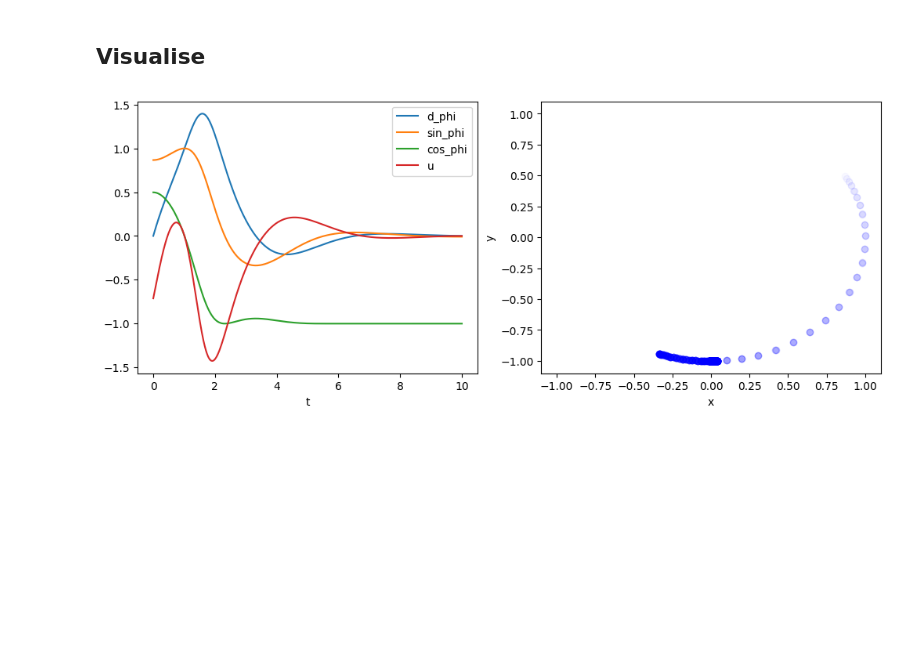
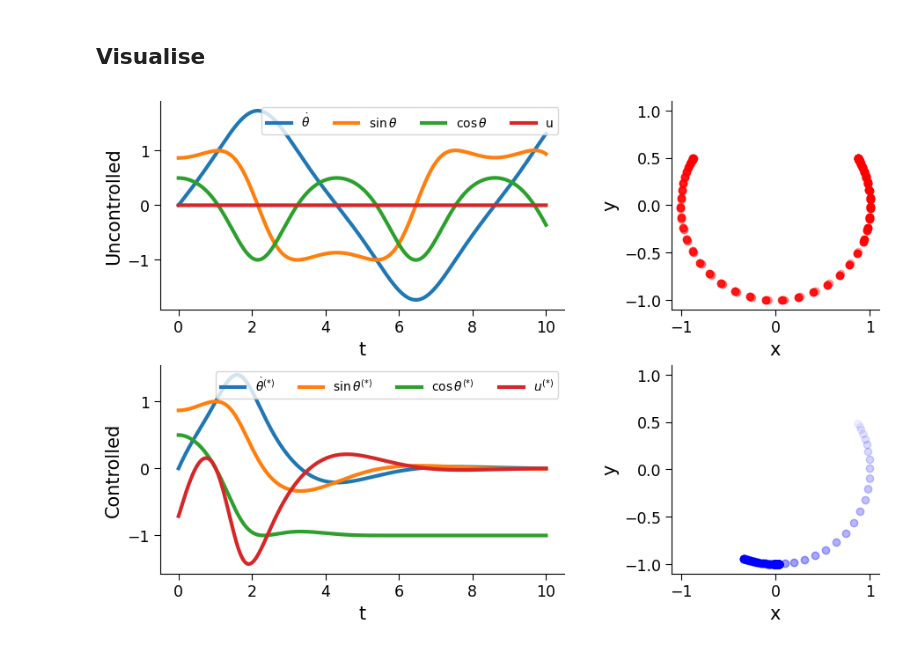
Before and after one commit to bbhaduri/diffilqrax-m1arm, a Jupyter notebook: doc/source/examples/simple_pendulum.ipynb, the cells around one changed output. Saved outputs shown, nothing was run; the diff lists cells and outputs as text; code cells hidden in the pictures; blank space fills up the shorter version.

```diff
--- a/doc/source/examples/simple_pendulum.ipynb
+++ b/doc/source/examples/simple_pendulum.ipynb
@@ -155,18 +155,18 @@ params = iLQRParams(x0=init_state, theta=pparams)
 u_init = jnp.zeros((dims.horizon, 1), dtype=jnp.float64)
 
 # Roll out non-linear pendulum dynamics
-opt_xs, opt_us = rollout(pendulum_step, u_init, init_state, pparams)
+init_xs, init_us = rollout(pendulum_step, u_init, init_state, pparams)
 # %%
 norm = mcolors.Normalize(vmin=tt.min(), vmax=tt.max())
 alphas = norm(tt)
 
 fig, ax = plt.subplots(1,2, figsize=(10,4), layout="constrained")
-_ = ax[0].plot(tt, opt_xs,label=['d_phi', 'sin_phi', 'cos_phi'])
-_ = ax[0].plot(tt[:-1], opt_us, label='u')
+_ = ax[0].plot(tt, init_xs,label=[r'$\dot{\theta}$', r'$\sin\theta$', r'$\cos\theta$'])
+_ = ax[0].plot(tt[:-1], init_us, label='u')
 _ = ax[0].set(xlabel='t')
 _ = ax[0].legend()
 
 for i in range(0,len(tt),100):
-    _ = ax[1].scatter(opt_xs[i:i+2,1], opt_xs[i:i+2,2], color='blue', alpha=alphas[i])
+    _ = ax[1].scatter(init_xs[i:i+2,1], init_xs[i:i+2,2], color='red', alpha=alphas[i])
 _ = ax[1].set(xlabel='x', ylabel='y', xlim=[-pparams.l-0.1, pparams.l+0.1], ylim=[-pparams.l-0.1, pparams.l+0.1])
 # %% [output]
@@ -208,7 +208,7 @@ ls_kwargs = {
 ## Solve
 # %%
 # test ilqr solver
-(Xs_stars, Us_stars, Lambs_stars), converged_cost, cost_log = ilqr_solver(
+(opt_xs, opt_us, opt_lambdas), converged_cost, cost_log = ilqr_solver(
     pendulum_problem,
     params,
     u_init,
@@ -225,14 +225,23 @@ old_cost: 8358.033858030298
 # %% [markdown]
 ## Visualise
 # %%
-fig, ax = plt.subplots(1,2, figsize=(10,4), layout="constrained")
-_ = ax[0].plot(tt, Xs_stars,label=['d_phi', 'sin_phi', 'cos_phi'])
-_ = ax[0].plot(tt[:-1], Us_stars, label='u')
-_ = ax[0].set(xlabel='t')
-_ = ax[0].legend()
+fig, ax = plt.subplots(2,2, figsize=(10,6), layout="constrained")
+_ = ax[0,0].plot(tt, init_xs,label=[r'$\dot{\theta}$', r'$\sin\theta$', r'$\cos\theta$'], lw=3)
+_ = ax[0,0].plot(tt[:-1], init_us, label='u', lw=3)
+_ = ax[0,0].set(xlabel='t', ylabel="Uncontrolled")
+_ = ax[0,0].legend(ncol=4, loc='upper right', prop={'size': 10})
+
+_ = ax[1,0].plot(tt, opt_xs,label=[r'$\dot{\theta}^{(*)}$', r'$\sin\theta^{(*)}$', r'$\cos\theta^{(*)}$'], lw=3)
+_ = ax[1,0].plot(tt[:-1], opt_us, label=r'$u^{(*)}$', lw=3)
+_ = ax[1,0].set(xlabel='t', ylabel="Controlled")
+_ = ax[1,0].legend(ncol=4, loc='upper right', prop={'size': 10})
 
 for i in range(0,len(tt),100):
-    _ = ax[1].scatter(Xs_stars[i:i+2,1], Xs_stars[i:i+2,2], color='blue', alpha=alphas[i])
-_ = ax[1].set(xlabel='x', ylabel='y', xlim=[-pparams.l-0.1, pparams.l+0.1], ylim=[-pparams.l-0.1, pparams.l+0.1])
+    _ = ax[0,1].scatter(init_xs[i:i+2,1], init_xs[i:i+2,2], color='red', alpha=alphas[i])
+_ = ax[0,1].set(xlabel='x', ylabel='y', xlim=[-pparams.l-0.1, pparams.l+0.1], ylim=[-pparams.l-0.1, pparams.l+0.1], aspect="equal")
+
+for i in range(0,len(tt),100):
+    _ = ax[1,1].scatter(opt_xs[i:i+2,1], opt_xs[i:i+2,2], color='blue', alpha=alphas[i])
+_ = ax[1,1].set(xlabel='x', ylabel='y', xlim=[-pparams.l-0.1, pparams.l+0.1], ylim=[-pparams.l-0.1, pparams.l+0.1], aspect="equal")
 # %% [output]
-[figure, old version]
+[figure, new version]
```
Also changed, not shown: parts of 5 cells of this notebook, 16 other files.
